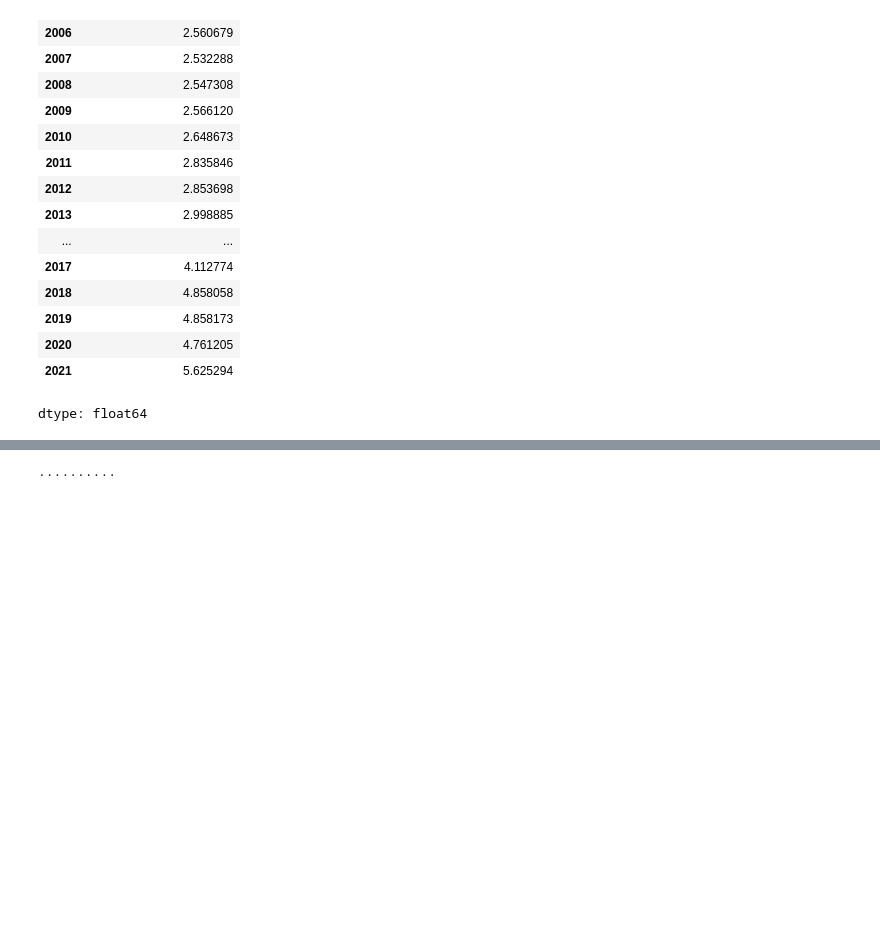
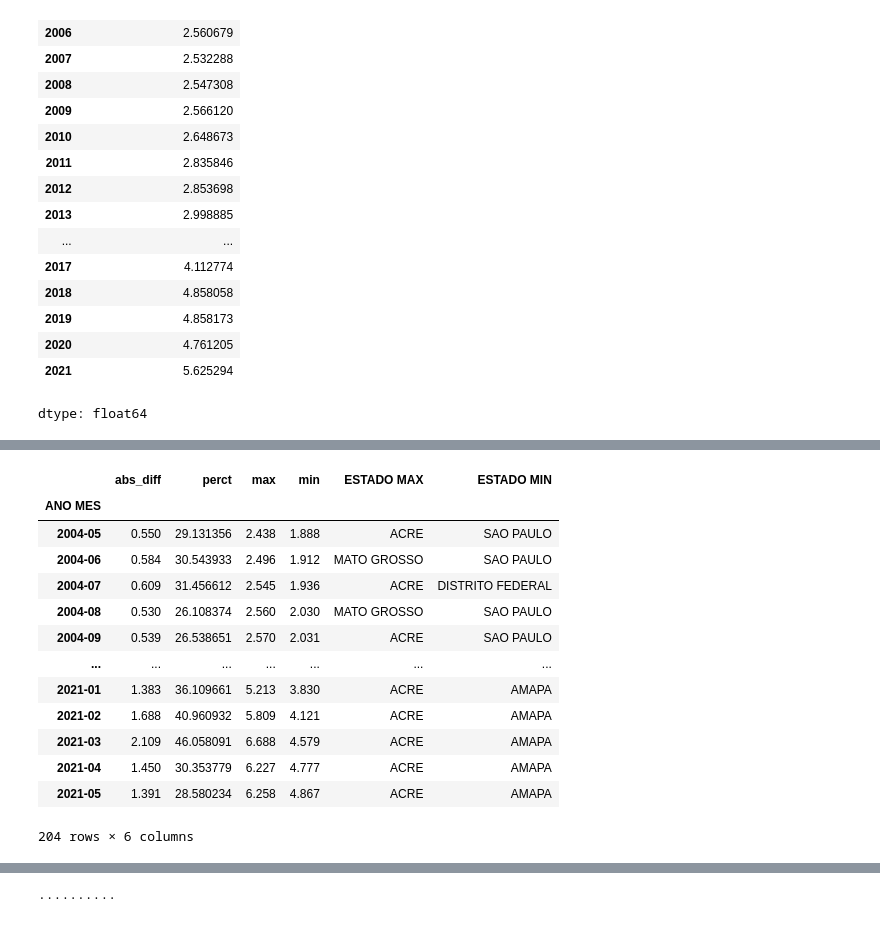
Before and after one commit to italofvaz/gas_price_brazil, a Jupyter notebook: eda_gas_price_brazil.ipynb, the cells around one changed output, grey strips where cells are left out. Saved outputs shown, nothing was run; the diff lists cells and outputs as text; code cells hidden in the pictures; blank space fills up the shorter version.

```diff
--- a/eda_gas_price_brazil-5.ipynb
+++ b/eda_gas_price_brazil.ipynb
@@ -294,0 +315,5 @@ df_south['PREÇO MÁXIMO REVENDA'].mean()
+# %%
+idx_min = df2.groupby('ANO MES')['PREÇO MÉDIO REVENDA'].idxmin()
+# %%
+df_diff['max'] = df_max
+df_diff['min'] = df_min
@@ -294,0 +336,21 @@ df_south['PREÇO MÁXIMO REVENDA'].mean()
+# %%
+df_diff['ESTADO MAX'] = df2.loc[idx_max, :]['ESTADO'].values
+# %%
+df_diff['ESTADO MIN'] = df2.loc[idx_min, :]['ESTADO'].values
+# %%
+df_diff
+# %% [output]
+|  | abs_diff | perct | max | min | ESTADO MAX | ESTADO MIN |
+| ANO MES |  |  |  |  |  |  |
+| 2004-05 | 0.550 | 29.131356 | 2.438 | 1.888 | ACRE | SAO PAULO |
+| 2004-06 | 0.584 | 30.543933 | 2.496 | 1.912 | MATO GROSSO | SAO PAULO |
+| 2004-07 | 0.609 | 31.456612 | 2.545 | 1.936 | ACRE | DISTRITO FEDERAL |
+| 2004-08 | 0.530 | 26.108374 | 2.560 | 2.030 | MATO GROSSO | SAO PAULO |
+| 2004-09 | 0.539 | 26.538651 | 2.570 | 2.031 | ACRE | SAO PAULO |
+| ... | ... | ... | ... | ... | ... | ... |
+| 2021-01 | 1.383 | 36.109661 | 5.213 | 3.830 | ACRE | AMAPA |
+| 2021-02 | 1.688 | 40.960932 | 5.809 | 4.121 | ACRE | AMAPA |
+| 2021-03 | 2.109 | 46.058091 | 6.688 | 4.579 | ACRE | AMAPA |
+| 2021-04 | 1.450 | 30.353779 | 6.227 | 4.777 | ACRE | AMAPA |
+| 2021-05 | 1.391 | 28.580234 | 6.258 | 4.867 | ACRE | AMAPA |
+204 rows × 6 columns
```
Also changed, not shown: parts of 20 cells of this notebook.
